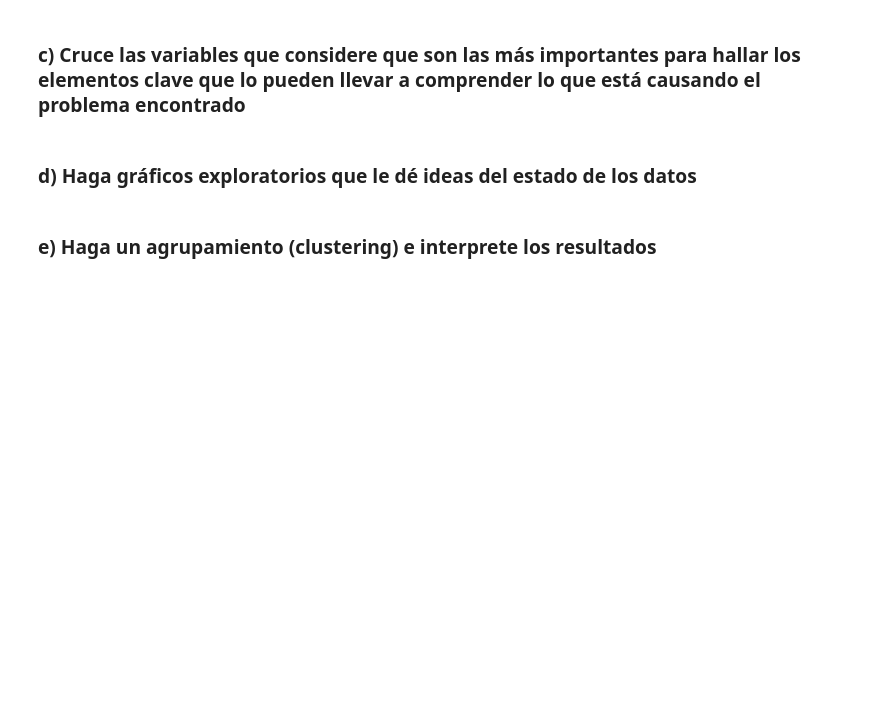
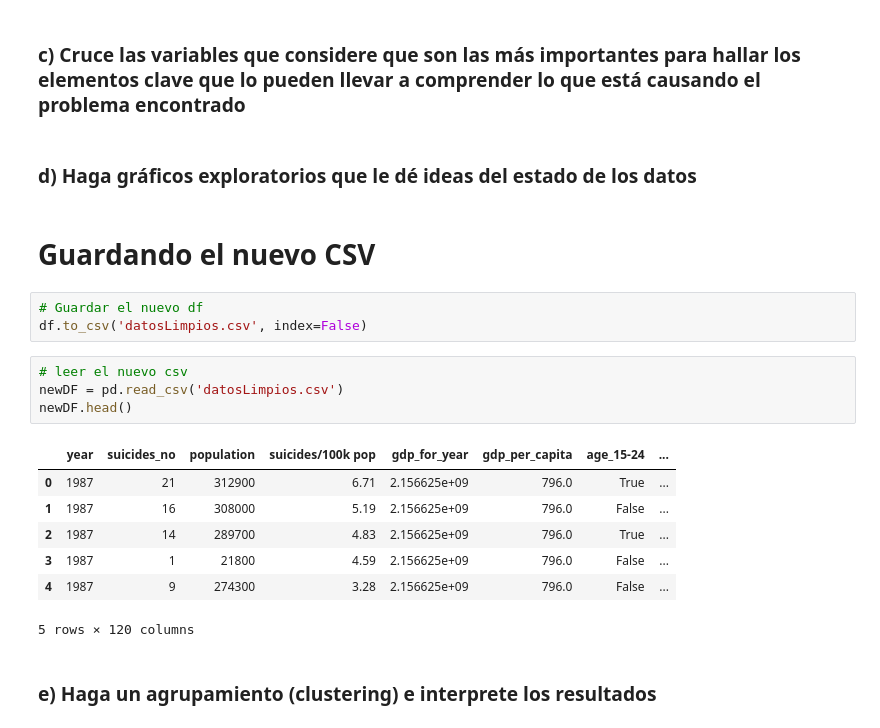
Before and after one commit to jazurdia/Proyecto1MD, a Jupyter notebook: Proyecto1.ipynb, the cells around one changed output. Cells and saved outputs as stored; diff of their text form; blank space fills up the shorter version.

```diff
--- a/Proyecto1.ipynb
+++ b/Proyecto1.ipynb
@@ -250,6 +250,23 @@ df.drop('country', axis=1, inplace=True)
 ### c) Cruce las variables que considere que son las más importantes para hallar los elementos clave que lo pueden llevar a comprender lo que está causando el problema encontrado
 # %% [markdown]
 ### d) Haga gráficos exploratorios que le dé ideas del estado de los datos
+# %% [markdown]
+# Guardando el nuevo CSV
+# %%
+# Guardar el nuevo df
+df.to_csv('datosLimpios.csv', index=False)
+# %%
+# leer el nuevo csv
+newDF = pd.read_csv('datosLimpios.csv')
+newDF.head()
+# %% [output]
+|  | year | suicides_no | population | suicides/100k pop | gdp_for_year | gdp_per_capita | age_15-24 | ... |
+| 0 | 1987 | 21 | 312900 | 6.71 | 2.156625e+09 | 796.0 | True | ... |
+| 1 | 1987 | 16 | 308000 | 5.19 | 2.156625e+09 | 796.0 | False | ... |
+| 2 | 1987 | 14 | 289700 | 4.83 | 2.156625e+09 | 796.0 | True | ... |
+| 3 | 1987 | 1 | 21800 | 4.59 | 2.156625e+09 | 796.0 | False | ... |
+| 4 | 1987 | 9 | 274300 | 3.28 | 2.156625e+09 | 796.0 | False | ... |
+5 rows × 120 columns
 # %% [markdown]
 ### e) Haga un agrupamiento (clustering) e interprete los resultados
 # %%
```
Also changed, not shown: parts of 9 cells of this notebook, 2 other files.
